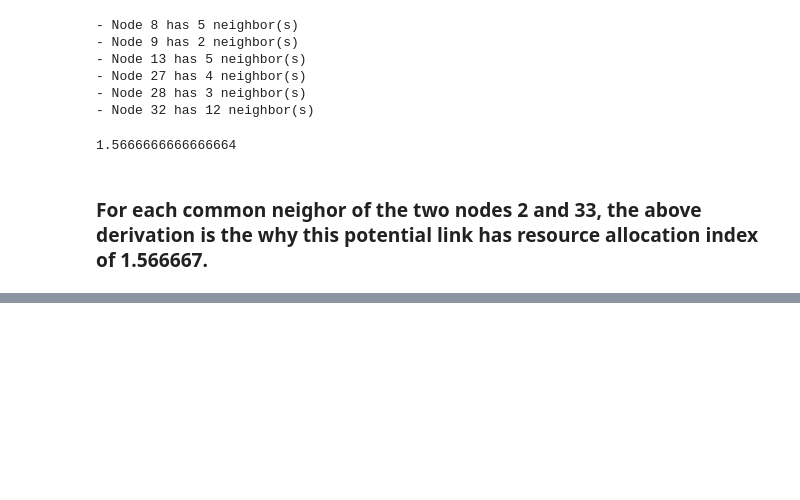
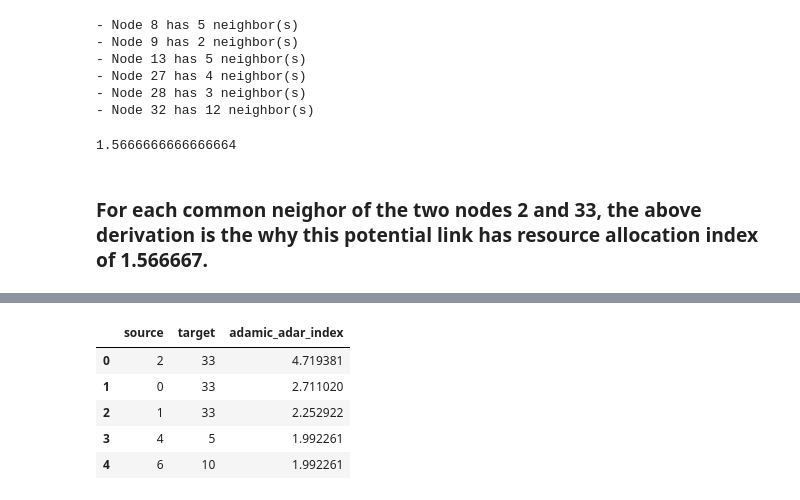
Before and after one commit to KangboLu/Graph-Analysis-with-NetworkX, a Jupyter notebook: 04_link_prediction_measures_part_1.ipynb, the cells around one changed output, grey strips where cells are left out. Saved outputs shown, nothing was run; the diff lists cells and outputs as text; code cells hidden in the pictures; blank space fills up the shorter version.

```diff
--- a/04_link_prediction_measures_part_1.ipynb
+++ b/04_link_prediction_measures_part_1.ipynb
@@ -285,0 +307,9 @@ for node in common_neighbors:
+# %%
+adamic_adar_index_df.head()
+# %% [output]
+|  | source | target | adamic_adar_index |
+| 0 | 2 | 33 | 4.719381 |
+| 1 | 0 | 33 | 2.711020 |
+| 2 | 1 | 33 | 2.252922 |
+| 3 | 4 | 5 | 1.992261 |
+| 4 | 6 | 10 | 1.992261 |
```
Also changed, not shown: parts of 7 cells of this notebook.
